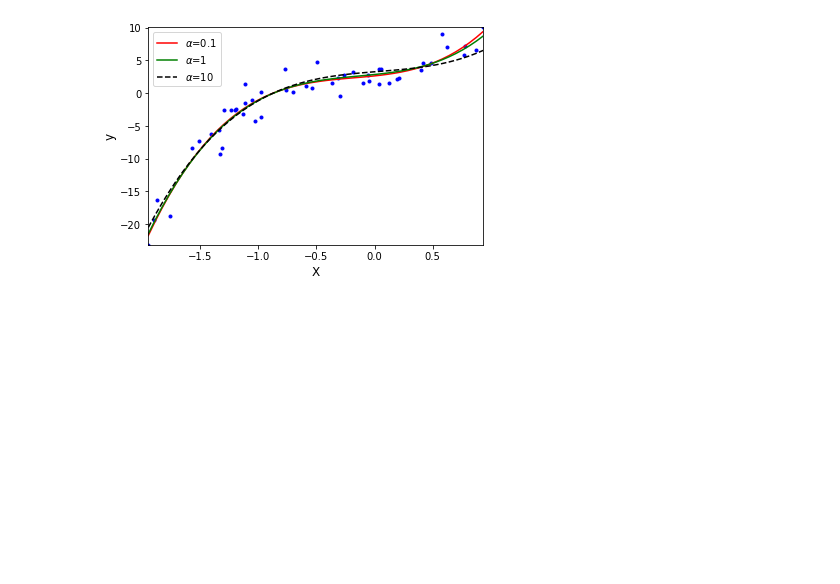
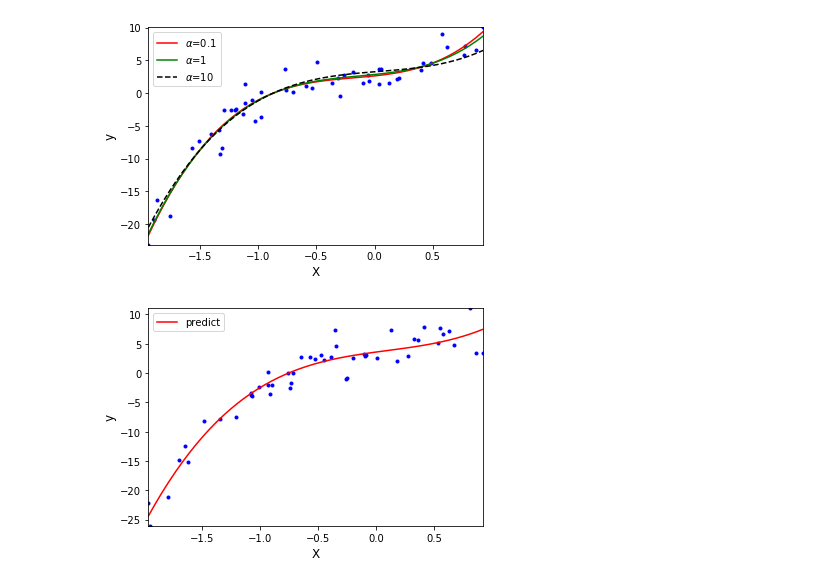
Before and after one commit to Jo-chana/CoLab_ML_codes, a Jupyter notebook: ML_hardcoding.ipynb, the cells around one changed output. Drawn from its saved outputs; the diff is of its cells as text; code cells hidden in the pictures; blank space fills up the shorter version.

```diff
--- a/ML_hardcoding.ipynb
+++ b/ML_hardcoding.ipynb
@@ -125,7 +122,7 @@ def poly_feature(data, degree, include_bias=False):
 # %%
 # 3차원 데이터 생성
 X = 3*np.random.rand(50,1) - 2
-y = 3*X**3 + 0.5*X**2 + 3*X + 3 + np.random.randn(50,1)/1.5
+y = 3*X**3 + 0.5*X**2 + 3*X + 3 + np.random.randn(50,1)*2
 # %%
 X_poly = poly_feature(X,3)
 X_poly_bias = bias(X_poly)
@@ -214,3 +212,36 @@ plt.axis([min(X),max(X),min(y),max(y)])
 plt.show()
 # %% [output]
 [figure]
+# %%
+# 라쏘 회귀
+
+"""
+라쏘 회귀는 규제항으로 가중치 벡터의 l1 노름을 사용하며 릿지 회귀에 비해
+덜 중요한 특성의 가중치를 완전히 배제하려는 경향이 있다.
+"""
+
+def lasso_regression(X,y,eta = 0.01, alpha=0.1,iteration=1000):
+  theta = np.random.randn(np.shape(X)[1],1)
+  for i in range(iteration):
+
+    # 서브그래디언트 벡터 추출
+    sub_gradient = []
+    for i in range(len(theta)):
+      if theta[i] == 0:
+        sub_gradient.append(0)
+      elif theta[i] > 0:
+        sub_gradient.append(1)
+      else:
+        sub_gradient.append(-1)
+    sub_gradient = np.array(sub_gradient).reshape(len(theta),1)
+
+
+    theta = theta - eta*(gradient_MSE(X,y,theta) + alpha*sub_gradient)
+
+  return theta
+# %%
+theta_hat = lasso_regression(X_poly_bias,y)
+# %%
+graph(X,y,theta_hat,poly=3)
+# %% [output]
+[figure, added]
```
Also changed, not shown: parts of 2 cells of this notebook.
